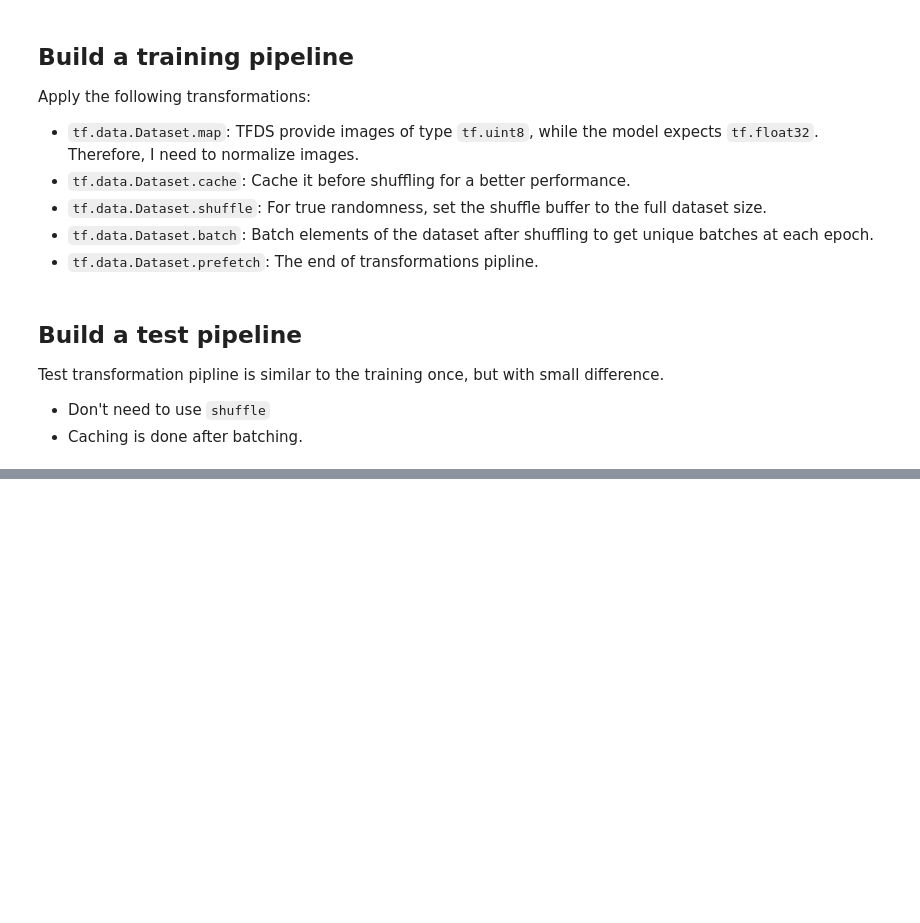
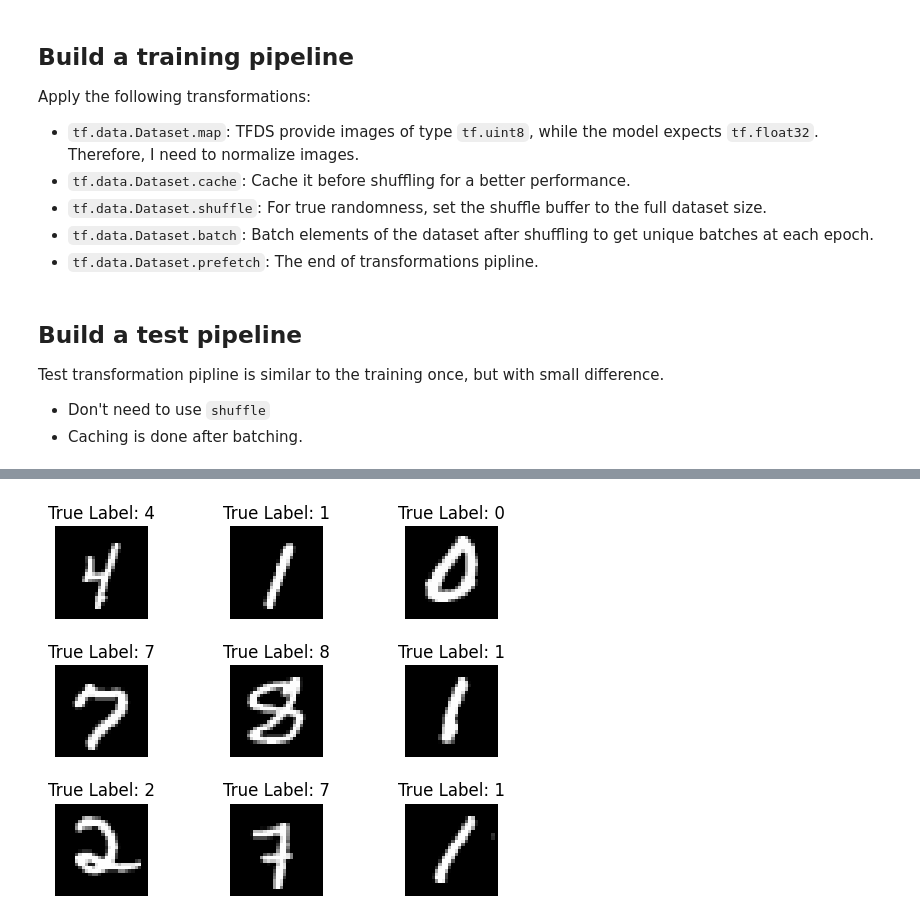
Before and after one commit to snailUlitka/PaintWithPerceptron, a Jupyter notebook: main.ipynb, the cells around one changed output, grey strips where cells are left out. Drawn from its saved outputs; the diff is of its cells as text; code cells hidden in the pictures; blank space fills up the shorter version.

Commit message:
Visualise data

```diff
--- a/main.ipynb
+++ b/main.ipynb
@@ -76,0 +81,14 @@ ds_test = ds_test.prefetch(tf.data.AUTOTUNE)
+# %%
+x_viz, y_viz = tfds.load(
+    "mnist", split=['train[:1500]'], batch_size=-1, as_supervised=True
+)[0]
+x_viz = tf.squeeze(x_viz, axis=3)
+
+for i in range(9):
+    plt.subplot(3, 3, 1+i)
+    plt.axis('off')
+    plt.imshow(x_viz[i], cmap='gray')
+    plt.title(f"True Label: {y_viz[i]}")
+    plt.subplots_adjust(hspace=.5)
+# %% [output]
+[figure, added]
```
Also changed, not shown: parts of 4 cells of this notebook.
